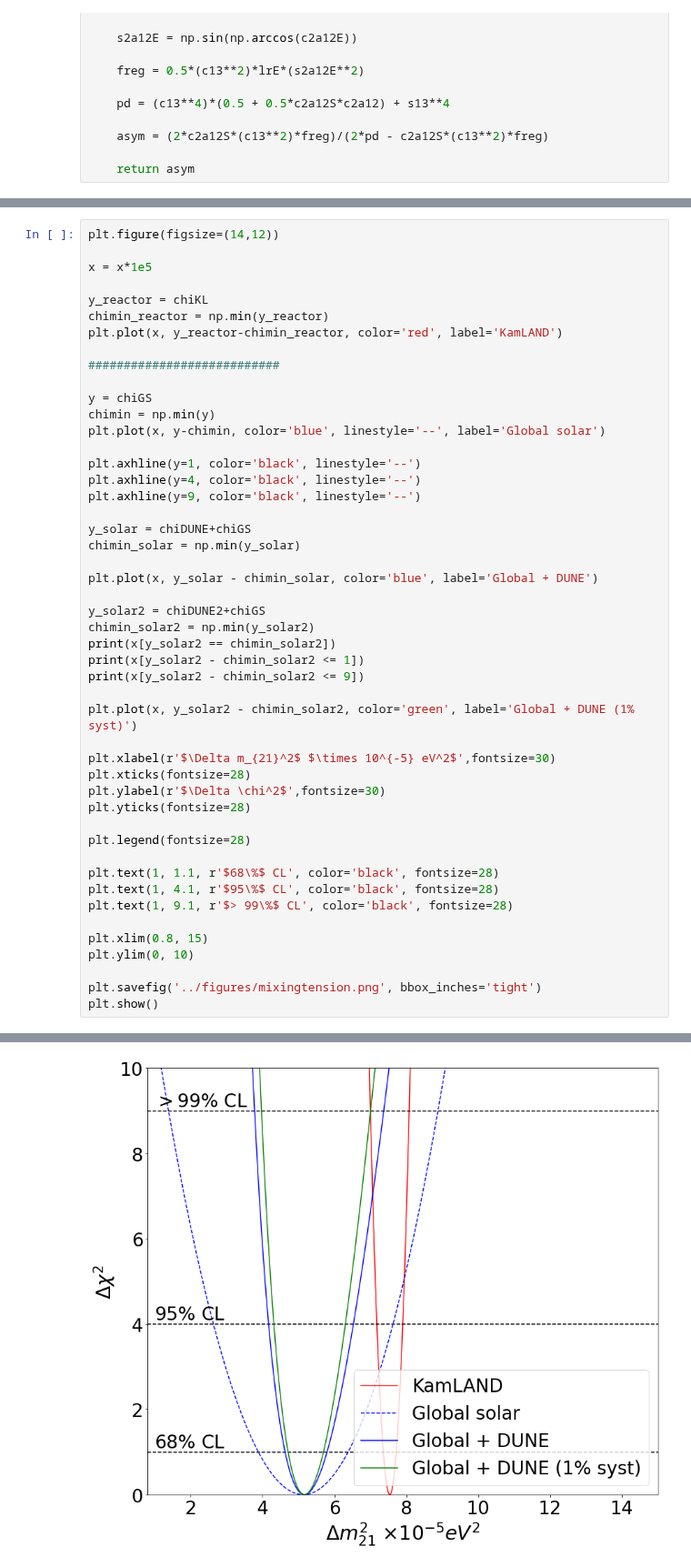
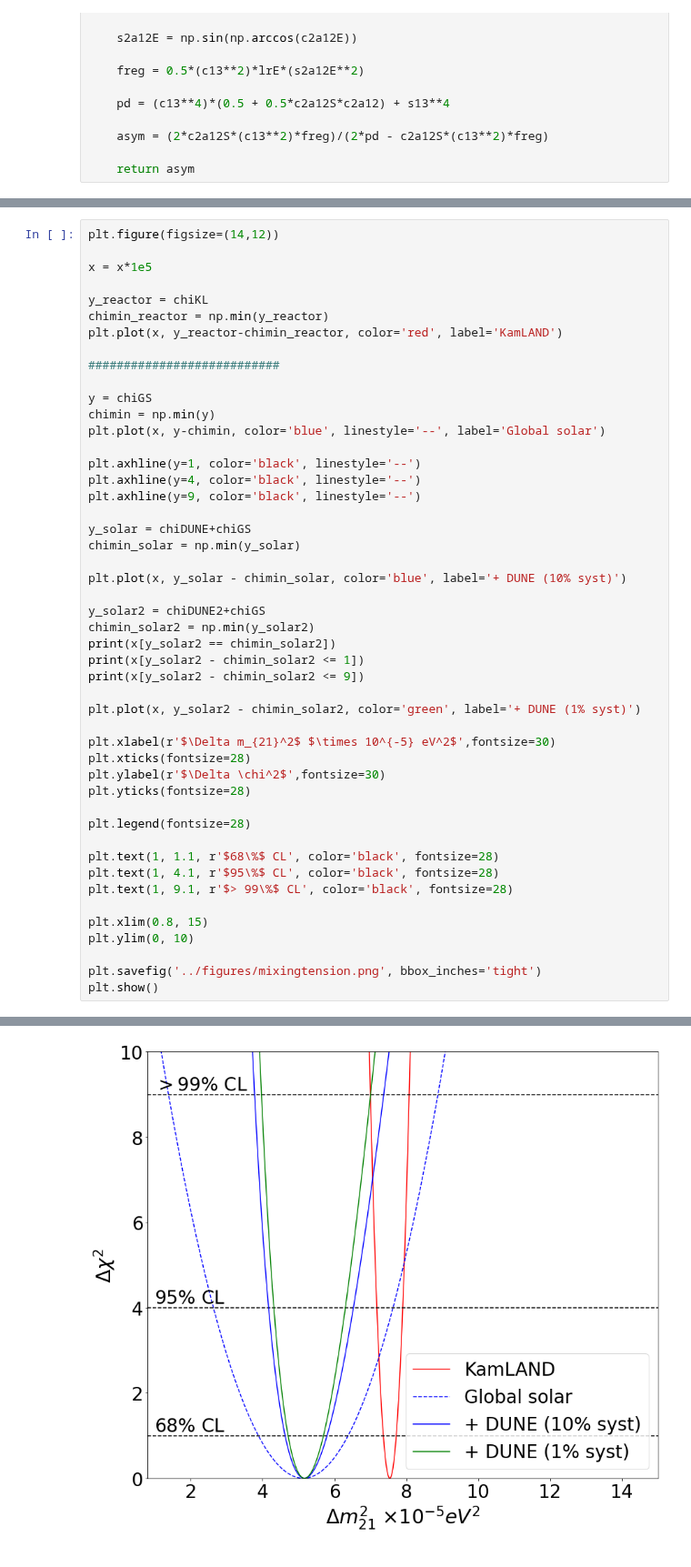
Before and after one commit to nlane314/soLAr-sens, a Jupyter notebook: notebooks/deltamass12chisquaranalysis.ipynb, the cells around one changed output, grey strips where cells are left out. Shown at 91% size. Saved outputs shown, nothing was run; the diff lists cells and outputs as text.

```diff
--- a/notebooks/deltamass12chisquaranalysis.ipynb
+++ b/notebooks/deltamass12chisquaranalysis.ipynb
@@ -129,7 +129,7 @@ plt.axhline(y=9, color='black', linestyle='--')
 y_solar = chiDUNE+chiGS
 chimin_solar = np.min(y_solar)
 
-plt.plot(x, y_solar - chimin_solar, color='blue', label='Global + DUNE')
+plt.plot(x, y_solar - chimin_solar, color='blue', label='+ DUNE (10% syst)')
 
 y_solar2 = chiDUNE2+chiGS
 chimin_solar2 = np.min(y_solar2)
@@ -137,7 +137,7 @@ print(x[y_solar2 == chimin_solar2])
 print(x[y_solar2 - chimin_solar2 <= 1])
 print(x[y_solar2 - chimin_solar2 <= 9])
 
-plt.plot(x, y_solar2 - chimin_solar2, color='green', label='Global + DUNE (1% syst)')
+plt.plot(x, y_solar2 - chimin_solar2, color='green', label='+ DUNE (1% syst)')
 
 plt.xlabel(r'$\Delta m_{21}^2$ $\times 10^{-5} eV^2$',fontsize=30)
 plt.xticks(fontsize=28)
@@ -146,31 +146,31 @@ plt.yticks(fontsize=28)
 
 plt.legend(fontsize=28)
 
 plt.text(1, 1.1, r'$68\%$ CL', color='black', fontsize=28)
 plt.text(1, 4.1, r'$95\%$ CL', color='black', fontsize=28)
 plt.text(1, 9.1, r'$> 99\%$ CL', color='black', fontsize=28)
 
 plt.xlim(0.8, 15)
 plt.ylim(0, 10)
 
 plt.savefig('../figures/mixingtension.png', bbox_inches='tight')
 plt.show()
 # %% [output]
 [5.17]
 [4.71 4.72 4.73 4.74 4.75 4.76 4.77 4.78 4.79 4.8  4.81 4.82 4.83 4.84
  4.85 4.86 4.87 4.88 4.89 4.9  4.91 4.92 4.93 4.94 4.95 4.96 4.97 4.98
  4.99 5.   5.01 5.02 5.03 5.04 5.05 5.06 5.07 5.08 5.09 5.1  5.11 5.12
  5.13 5.14 5.15 5.16 5.17 5.18 5.19 5.2  5.21 5.22 5.23 5.24 5.25 5.26
  5.27 5.28 5.29 5.3  5.31 5.32 5.33 5.34 5.35 5.36 5.37 5.38 5.39 5.4
  5.41 5.42 5.43 5.44 5.45 5.46 5.47 5.48 5.49 5.5  5.51 5.52 5.53 5.54
  5.55 5.56 5.57 5.58 5.59 5.6  5.61 5.62 5.63 5.64 5.65 5.66 5.67 5.68
  5.69]
 [3.97 3.98 3.99 4.   4.01 4.02 4.03 4.04 4.05 4.06 4.07 4.08 4.09 4.1
  4.11 4.12 4.13 4.14 4.15 4.16 4.17 4.18 4.19 4.2  4.21 4.22 4.23 4.24
  4.25 4.26 4.27 4.28 4.29 4.3  4.31 4.32 4.33 4.34 4.35 4.36 4.37 4.38
 ... (15 lines left out)
  6.49 6.5  6.51 6.52 6.53 6.54 6.55 6.56 6.57 6.58 6.59 6.6  6.61 6.62
  6.63 6.64 6.65 6.66 6.67 6.68 6.69 6.7  6.71 6.72 6.73 6.74 6.75 6.76
  6.77 6.78 6.79 6.8  6.81 6.82 6.83 6.84 6.85 6.86 6.87 6.88 6.89 6.9
  6.91 6.92 6.93 6.94 6.95 6.96 6.97 6.98 6.99 7.  ]
-[figure, old version]
+[figure, new version]
```
Also changed, not shown: 1 other file.
